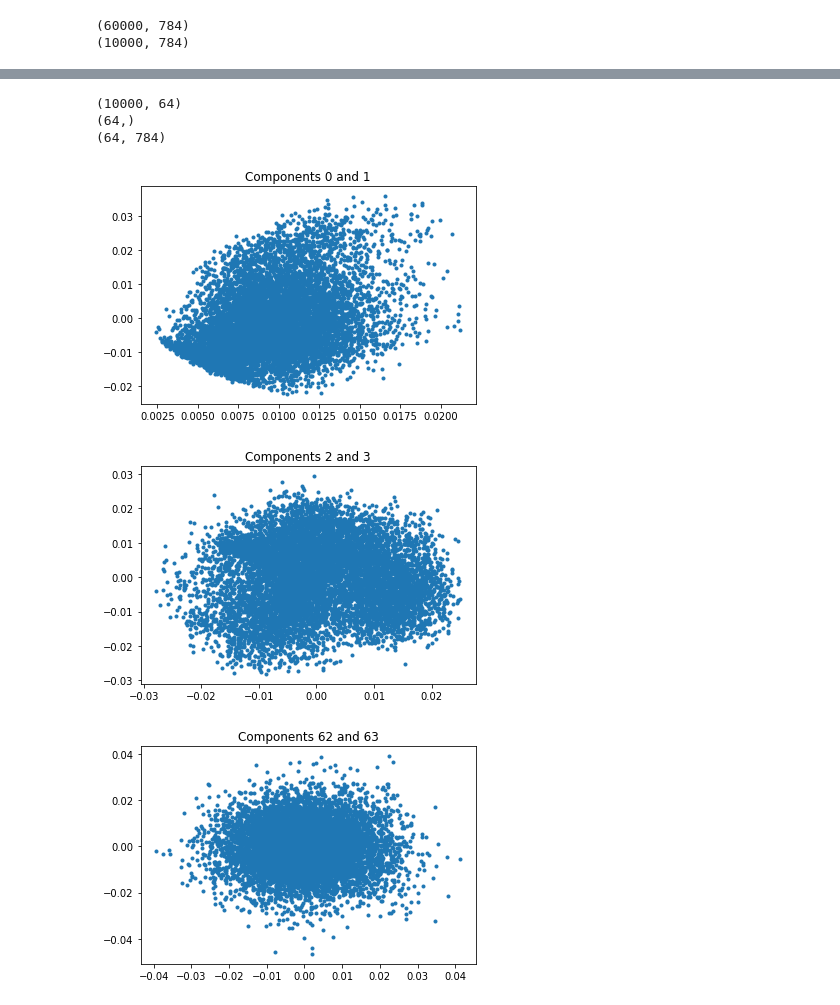
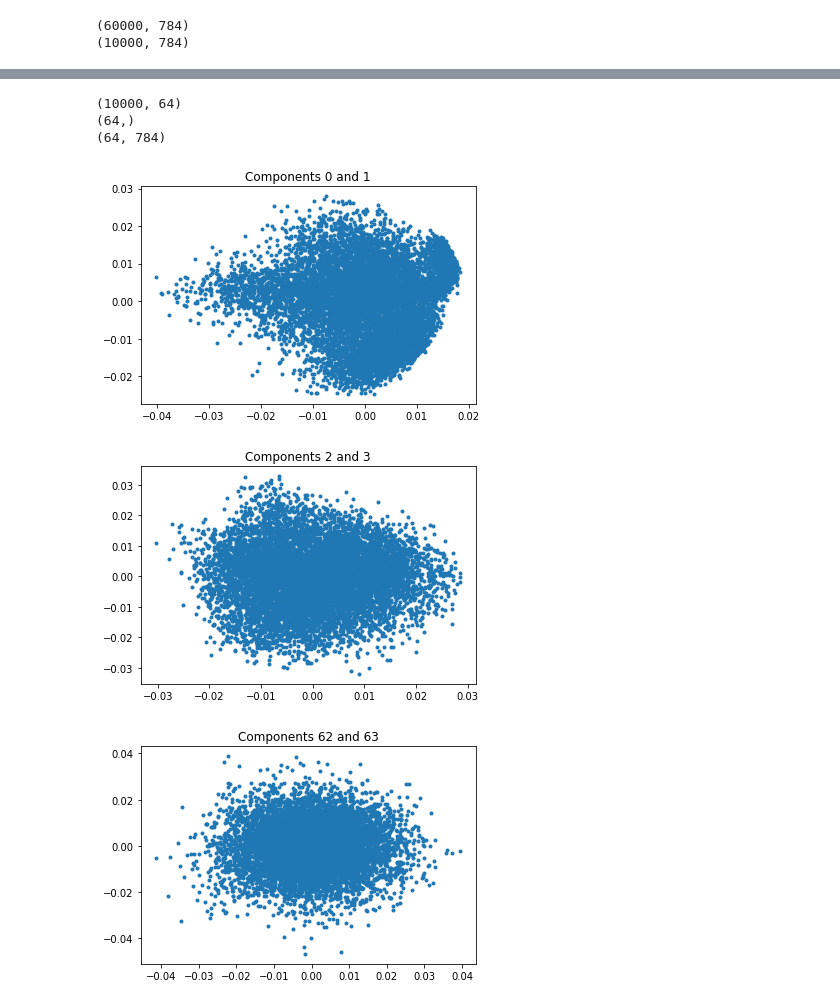
Before and after one commit to ilgabbio/meetup-generative-models, a Jupyter notebook: 01_PCA.ipynb, the cells around one changed output, grey strips where cells are left out. Drawn from its saved outputs; the diff is of its cells as text; code cells hidden in the pictures.

```diff
--- a/01_PCA.ipynb
+++ b/01_PCA.ipynb
@@ -28,9 +28,7 @@ print(y_test.shape)
 # Decomposition to get the eigenvectors of the covariance matrix:
 y_test_mean = np.mean(y_test, axis=0)
 y_test_centered = y_test - y_test_mean
-U,S,V = np.linalg.svd(y_test,
-                     full_matrices=False,
-                     compute_uv=True)
+U,S,V = np.linalg.svd(y_test_centered, full_matrices=False, compute_uv=True)
 print(U.shape)
 print(S.shape)
 print(V.shape)
@@ -38,7 +36,7 @@ print(V.shape)
 # The singular values:
 plt.figure()
 plt.plot(S)
-plt.title('Singular values')
+plt.title('Singular values');
 # %% [output]
 (10000, 784)
 (784,)
@@ -48,30 +45,30 @@ Text(0.5, 1.0, 'Singular values')
 # %%
 # Retaining only some components:
 d = 64
-U = U[:,0:d]
-S = S[0:d]
-V = V[0:d,:]
-print(U.shape)
-print(S.shape)
-print(V.shape)
+Ud = U[:,0:d]
+Sd = S[0:d]
+Vd = V[0:d,:]
+print(Ud.shape)
+print(Sd.shape)
+print(Vd.shape)
 
 # Being A = U S V' => A V S^-1 = U ...
 # ... then the coefficients in U are samples from as isotropic normal distribution:
 def plot_components(i,j):
     plt.figure()
-    plt.plot(U[:,i],U[:,j],'.')
+    plt.plot(Ud[:,i],Ud[:,j],'.')
     plt.title('Components %d and %d' % (i,j))
 
 plot_components(0,1)
 plot_components(2,3)
-plot_components(62,63)
+plot_components(d-2,d-1)
 # %% [output]
 (10000, 64)
 (64,)
 (64, 784)
-[figure, old version]
+[figure, new version]
-[figure, old version]
+[figure, new version]
-[figure, old version]
+[figure, new version]
 # %%
 # The underlying distribution is not Gaussian...
 # ...but let's try to sample it:
```
Also changed, not shown: parts of 9 cells of this notebook, 1 other file.
